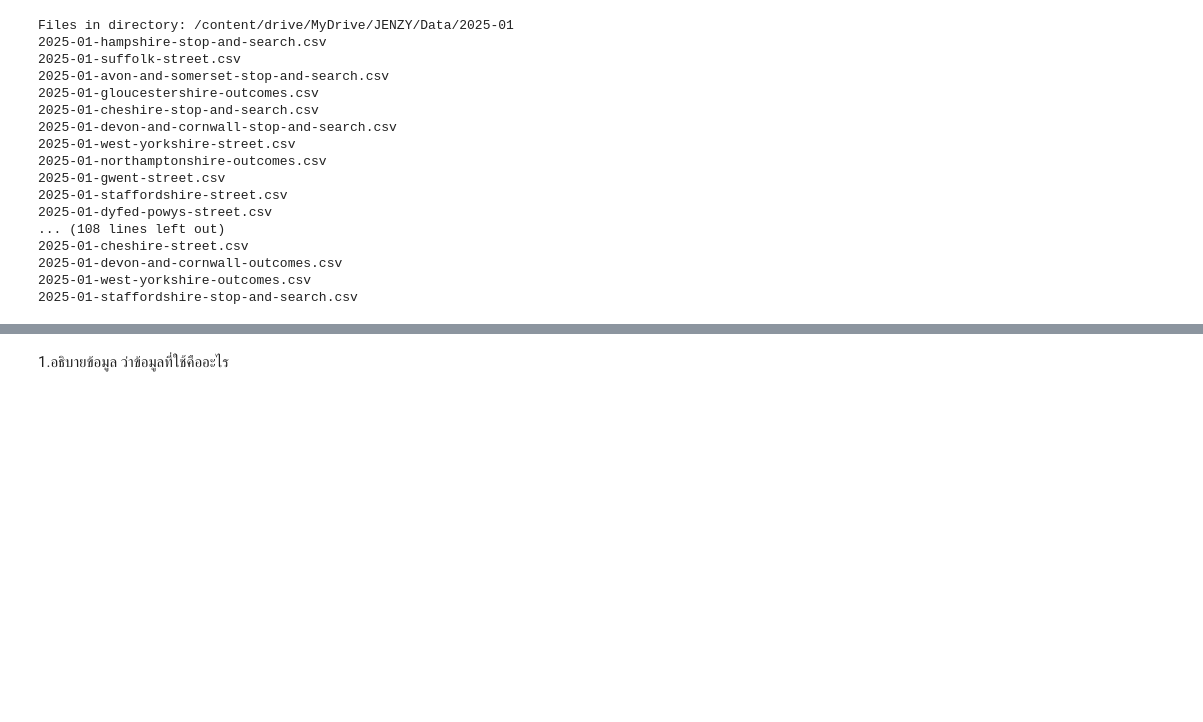
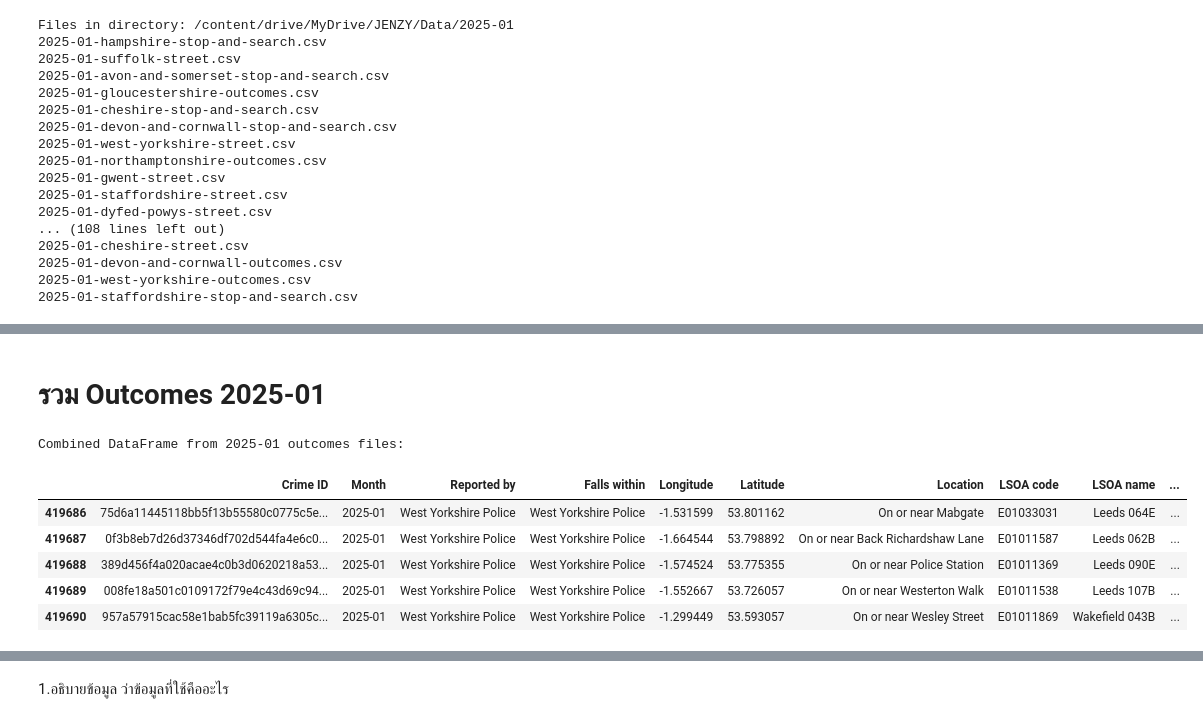
Before and after one commit to jangInw007/JENZY_Project, a Jupyter notebook: JENZY_is_perfect_project_Basicpro.ipynb, the cells around one changed output, grey strips where cells are left out. Cells and saved outputs as stored; diff of their text form; code cells hidden in the pictures; blank space fills up the shorter version.

```diff
--- a/JENZY_is_perfect_project_Basicpro.ipynb
+++ b/JENZY_is_perfect_project_Basicpro.ipynb
@@ -17,12 +13,12 @@ IsADirectoryError: [Errno 21] Is a directory: '/content/drive/MyDrive/JENZY/Data
 # %%
-import os
+# import os
 
-directory_path = '/content/drive/MyDrive/JENZY/Data/2025-01'
-files_in_directory = os.listdir(directory_path)
+# directory_path = '/content/drive/MyDrive/JENZY/Data/2025-01'
+# files_in_directory = os.listdir(directory_path)
 
-print(f"Files in directory: {directory_path}")
-for file in files_in_directory:
-    print(file)
+# print(f"Files in directory: {directory_path}")
+# for file in files_in_directory:
+#     print(file)
 # %% [output]
 Files in directory: /content/drive/MyDrive/JENZY/Data/2025-01
 2025-01-hampshire-stop-and-search.csv
@@ -43,0 +173,2 @@ Files in directory: /content/drive/MyDrive/JENZY/Data/2025-01
+# %%
+base_path = '/content/drive/MyDrive/JENZY/Data'
@@ -43,0 +285,35 @@ Files in directory: /content/drive/MyDrive/JENZY/Data/2025-01
+# %% [markdown]
+# รวม Outcomes 2025-01
+# %%
+import os
+import pandas as pd
+
+month_path = '/content/drive/MyDrive/JENZY/Data/2025-01'
+outcomes_dfs = []
+
+if os.path.isdir(month_path):
+    for file in os.listdir(month_path):
+        if 'outcomes.csv' in file:
+            filepath = os.path.join(month_path, file)
+            try:
+                df = pd.read_csv(filepath)
+                outcomes_dfs.append(df)
+            except Exception as e:
+                print(f"Error reading file: {filepath} : {e}")
+else:
+    print(f"Directory not found: {month_path}")
+
+if outcomes_dfs:
+    combined_outcomes_202501 = pd.concat(outcomes_dfs, ignore_index=True)
+    print("Combined DataFrame from 2025-01 outcomes files:")
+    display(combined_outcomes_202501.tail(5))
+else:
+    print("No outcomes files found in 2025-01 directory.")
+# %% [output]
+Combined DataFrame from 2025-01 outcomes files:
+|  | Crime ID | Month | Reported by | Falls within | Longitude | Latitude | Location | LSOA code | LSOA name | ... |
+| 419686 | 75d6a11445118bb5f13b55580c0775c5e... | 2025-01 | West Yorkshire Police | West Yorkshire Police | -1.531599 | 53.801162 | On or near Mabgate | E01033031 | Leeds 064E | ... |
+| 419687 | 0f3b8eb7d26d37346df702d544fa4e6c0... | 2025-01 | West Yorkshire Police | West Yorkshire Police | -1.664544 | 53.798892 | On or near Back Richardshaw Lane | E01011587 | Leeds 062B | ... |
+| 419688 | 389d456f4a020acae4c0b3d0620218a53... | 2025-01 | West Yorkshire Police | West Yorkshire Police | -1.574524 | 53.775355 | On or near Police Station | E01011369 | Leeds 090E | ... |
+| 419689 | 008fe18a501c0109172f79e4c43d69c94... | 2025-01 | West Yorkshire Police | West Yorkshire Police | -1.552667 | 53.726057 | On or near Westerton Walk | E01011538 | Leeds 107B | ... |
+| 419690 | 957a57915cac58e1bab5fc39119a6305c... | 2025-01 | West Yorkshire Police | West Yorkshire Police | -1.299449 | 53.593057 | On or near Wesley Street | E01011869 | Wakefield 043B | ... |
```
Also changed, not shown: parts of 14 cells of this notebook.
